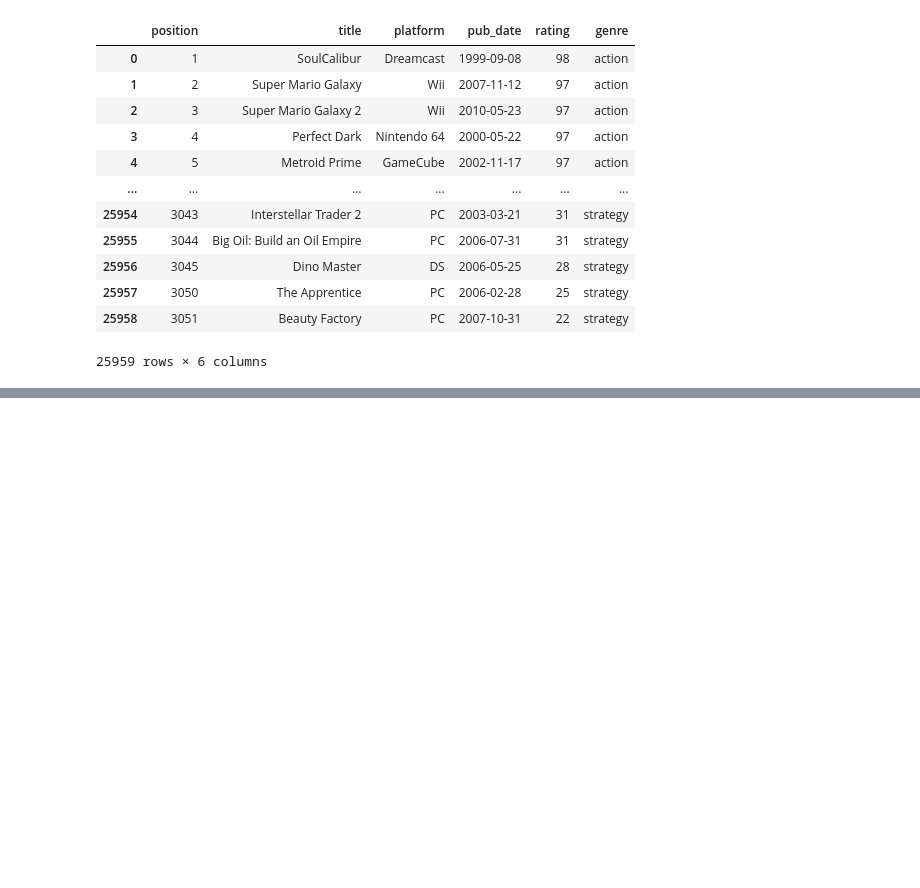
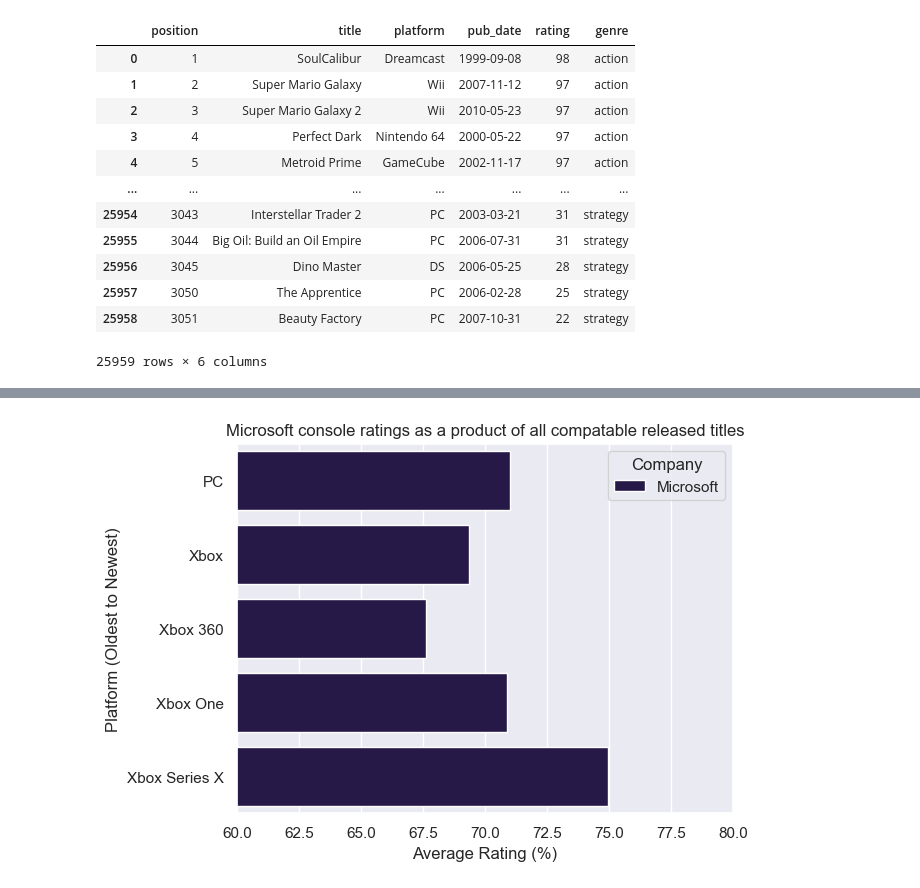
Before and after one commit to Bradley-Nash/game-scores, a Jupyter notebook: Best_Console.ipynb, the cells around one changed output, grey strips where cells are left out. Saved outputs shown, nothing was run; the diff lists cells and outputs as text; code cells hidden in the pictures; blank space fills up the shorter version.

```diff
--- a/Best_Console.ipynb
+++ b/Best_Console.ipynb
@@ -214,0 +311,26 @@ pplot.set(xlim=(60,80));
+# %%
+#DATA VISUALISATION
+
+#Plot Microsoft Consoles by mean rating in time order for rating region of interest
+pplot = sns.barplot(data=MS, y='platform',x='meanrate', hue='company', dodge=False, palette = col_comp)
+
+#additionally add title and override axis titles
+pplot.set(xlabel=('Average Rating (%)'),
+          ylabel=('Platform (Oldest to Newest)'),
+         title = ('Microsoft console ratings as a product of all compatable released titles'))
+
+#assign variable to modify legend handles
+legend_handles, _= pplot.get_legend_handles_labels()
+
+#modify legend handles and legend title
+pplot.legend(legend_handles, ['Microsoft'],
+             title='Company')
+
+#Define Region of interest
+pplot.set(xlim=(60,80));
+
+#NOTE: Microsoft appears to trough early in rating as expected however the PC contains multiple major operating systems
+#It may also be worthwhile to separate the PC bar into:
+#pre-XP, XP 2001-10-25, Vista 2007-01-30, 7 2009-10-22, 8 2012-10-26, 10 2015-07-29, 11 2021-10-05
+# %% [output]
+[figure, added]
```
Also changed, not shown: parts of 22 cells of this notebook, 1 other file.
